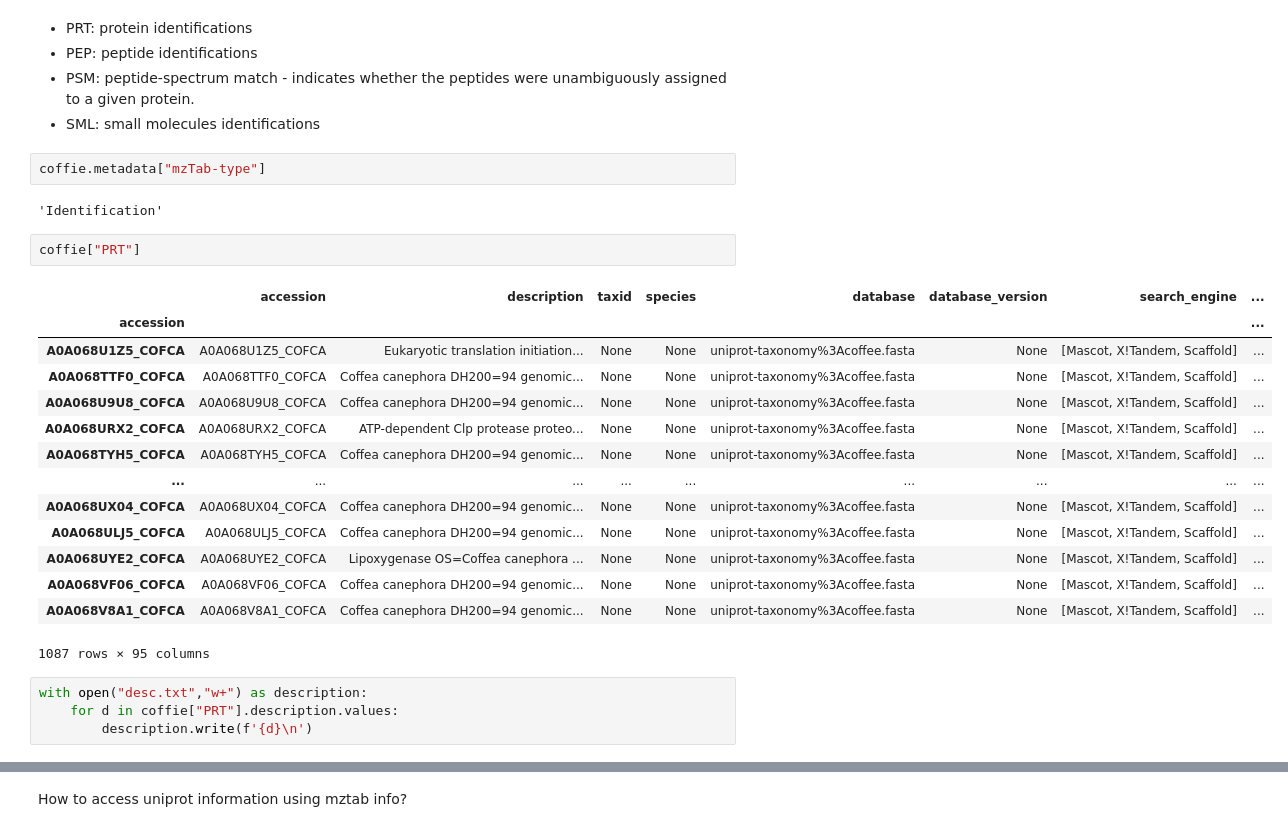
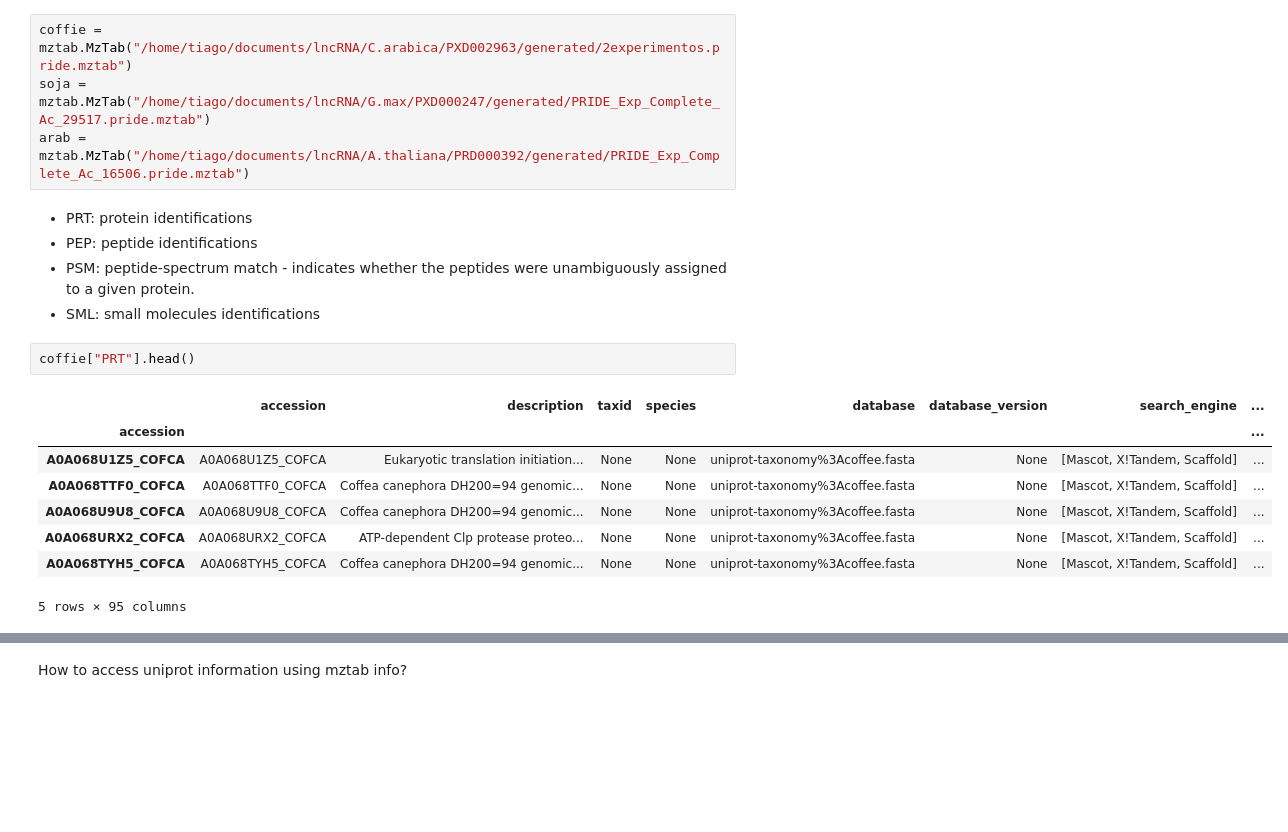
Before and after one commit to tiagocabralborelli/lncRNA, a Jupyter notebook: notebooks/studies/mztab_study.ipynb, the cells around one changed output, grey strips where cells are left out. Saved outputs shown, nothing was run; the diff lists cells and outputs as text; blank space fills up the shorter version.

```diff
--- a/notebooks/studies/mztab_study.ipynb
+++ b/notebooks/studies/mztab_study.ipynb
@@ -36,30 +67,20 @@ odict_keys(['PRT', 'PEP', 'PSM', 'SML'])
+# %%
+coffie = mztab.MzTab("/home/tiago/documents/lncRNA/C.arabica/PXD002963/generated/2experimentos.pride.mztab")
+soja = mztab.MzTab("/home/tiago/documents/lncRNA/G.max/PXD000247/generated/PRIDE_Exp_Complete_Ac_29517.pride.mztab")
+arab = mztab.MzTab("/home/tiago/documents/lncRNA/A.thaliana/PRD000392/generated/PRIDE_Exp_Complete_Ac_16506.pride.mztab")
 # %% [markdown]
 - PRT: protein identifications
 - PEP: peptide identifications
 - PSM: peptide-spectrum match - indicates whether the peptides were unambiguously assigned to a given protein.
 - SML: small molecules identifications
-# %%
-coffie.metadata["mzTab-type"]
-# %% [output]
-'Identification'
 # %%
-coffie["PRT"]
+coffie["PRT"].head()
 # %% [output]
 |  | accession | description | taxid | species | database | database_version | search_engine | ... |
 | accession |  |  |  |  |  |  |  | ... |
 | A0A068U1Z5_COFCA | A0A068U1Z5_COFCA | Eukaryotic translation initiation... | None | None | uniprot-taxonomy%3Acoffee.fasta | None | [Mascot, X!Tandem, Scaffold] | ... |
 | A0A068TTF0_COFCA | A0A068TTF0_COFCA | Coffea canephora DH200=94 genomic... | None | None | uniprot-taxonomy%3Acoffee.fasta | None | [Mascot, X!Tandem, Scaffold] | ... |
 | A0A068U9U8_COFCA | A0A068U9U8_COFCA | Coffea canephora DH200=94 genomic... | None | None | uniprot-taxonomy%3Acoffee.fasta | None | [Mascot, X!Tandem, Scaffold] | ... |
 | A0A068URX2_COFCA | A0A068URX2_COFCA | ATP-dependent Clp protease proteo... | None | None | uniprot-taxonomy%3Acoffee.fasta | None | [Mascot, X!Tandem, Scaffold] | ... |
 | A0A068TYH5_COFCA | A0A068TYH5_COFCA | Coffea canephora DH200=94 genomic... | None | None | uniprot-taxonomy%3Acoffee.fasta | None | [Mascot, X!Tandem, Scaffold] | ... |
-| ... | ... | ... | ... | ... | ... | ... | ... | ... |
-| A0A068UX04_COFCA | A0A068UX04_COFCA | Coffea canephora DH200=94 genomic... | None | None | uniprot-taxonomy%3Acoffee.fasta | None | [Mascot, X!Tandem, Scaffold] | ... |
-| A0A068ULJ5_COFCA | A0A068ULJ5_COFCA | Coffea canephora DH200=94 genomic... | None | None | uniprot-taxonomy%3Acoffee.fasta | None | [Mascot, X!Tandem, Scaffold] | ... |
-| A0A068UYE2_COFCA | A0A068UYE2_COFCA | Lipoxygenase OS=Coffea canephora ... | None | None | uniprot-taxonomy%3Acoffee.fasta | None | [Mascot, X!Tandem, Scaffold] | ... |
-| A0A068VF06_COFCA | A0A068VF06_COFCA | Coffea canephora DH200=94 genomic... | None | None | uniprot-taxonomy%3Acoffee.fasta | None | [Mascot, X!Tandem, Scaffold] | ... |
-| A0A068V8A1_COFCA | A0A068V8A1_COFCA | Coffea canephora DH200=94 genomic... | None | None | uniprot-taxonomy%3Acoffee.fasta | None | [Mascot, X!Tandem, Scaffold] | ... |
-1087 rows × 95 columns
+5 rows × 95 columns
-# %%
-with open("desc.txt","w+") as description:
-    for d in coffie["PRT"].description.values:
-        description.write(f'{d}\n')
```
Also changed, not shown: parts of 26 cells of this notebook, 2 other files.
